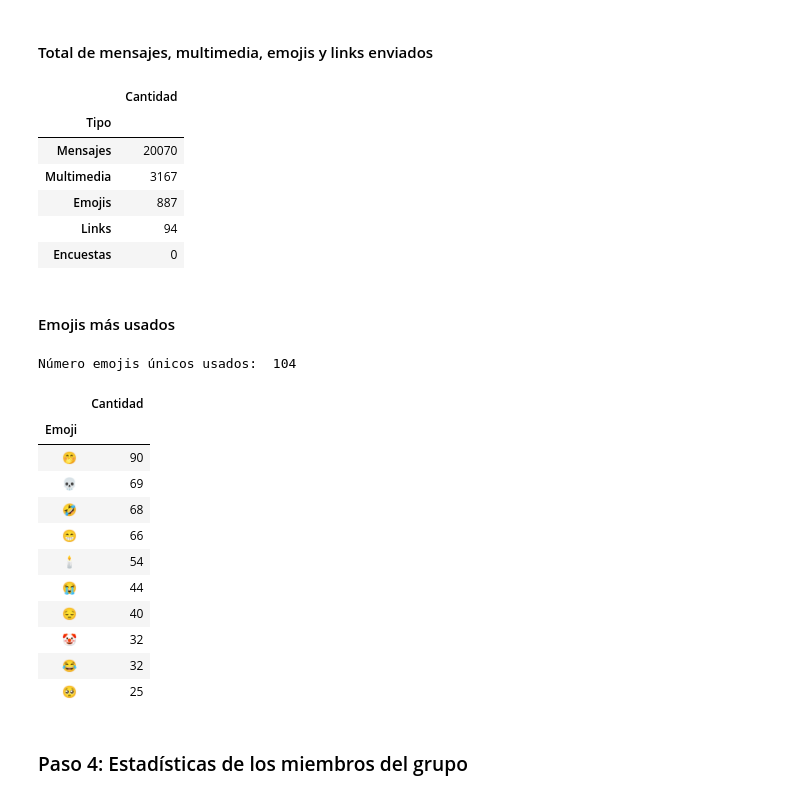
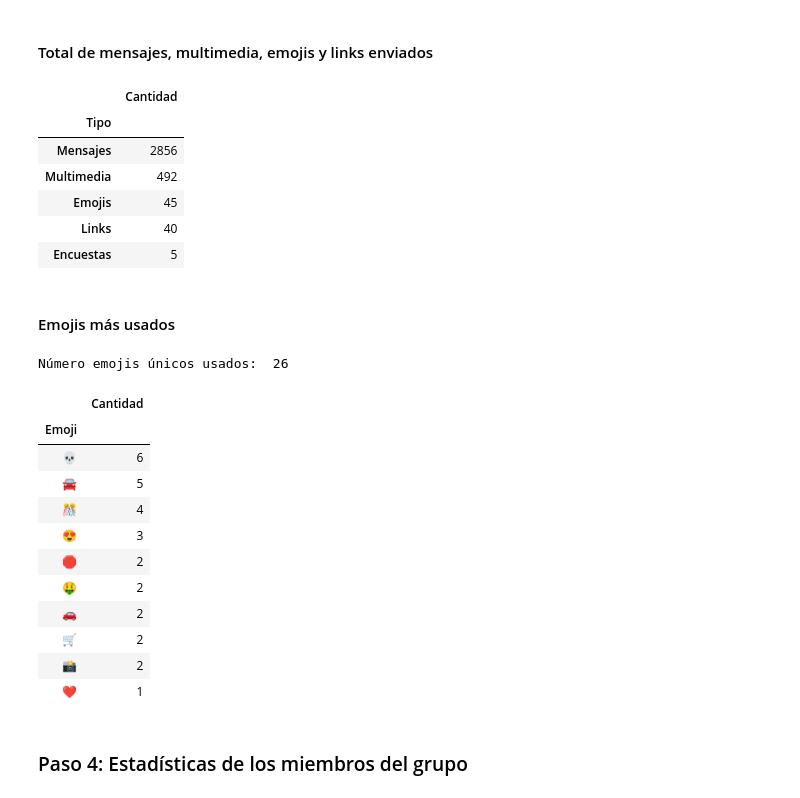
Before and after one commit to SergioOteroxD/whatsapp-chat-data-analysis, a Jupyter notebook: main.ipynb, the cells around one changed output. Saved outputs shown, nothing was run; the diff lists cells and outputs as text; code cells hidden in the pictures.

```diff
--- a/main.ipynb
+++ b/main.ipynb
@@ -122,8 +110,8 @@ df
 # %% [markdown]
 #### Filtrar el chat por fecha de acuerdo a lo requerido
 # %%
-start_date = '2023-06-01'
-end_date = '2024-01-14'
+# start_date = '2023-06-01'
+# end_date = '2024-01-14'
 
-df = df[(df['Fecha'] >= start_date) & (df['Fecha'] <= end_date)]
-df
+# df = df[(df['Fecha'] >= start_date) & (df['Fecha'] <= end_date)]
+# df
@@ -158,39 +132,39 @@ def ObtenerEmojis(Mensaje):
 total_mensajes = df.shape[0]
 
 # Obtener la cantidad de archivos multimedia enviados
 multimedia_mensajes = df[df['Mensaje'] == '<Multimedia omitido>'].shape[0]
 
 # Obtener la cantidad de emojis enviados
 df['Emojis'] = df['Mensaje'].apply(ObtenerEmojis) # Se agrega columna 'Emojis'
 emojis = sum(df['Emojis'].str.len())
 
 # Obtener la cantidad de links enviados
 url_patron = r'(https?://\S+)'
 df['URLs'] = df.Mensaje.apply(lambda x: len(re.findall(url_patron, x))) # Se agrega columna 'URLs'
 links = sum(df['URLs'])
 
 # Obtener la cantidad de encuestas
-encuestas = df[df['Mensaje'] == 'POLL:'].shape[0]
+encuestas = df[df['Mensaje'] == 'ENCUESTA:'].shape[0]
 
 # Todos los datos pasarlo a diccionario
 estadistica_dict = {'Tipo': ['Mensajes', 'Multimedia', 'Emojis', 'Links', 'Encuestas'],
         'Cantidad': [total_mensajes, multimedia_mensajes, emojis, links, encuestas]
         }
 
 #Convertir diccionario a dataframe
 estadistica_df = pd.DataFrame(estadistica_dict, columns = ['Tipo', 'Cantidad'])
 
 # Establecer la columna Tipo como índice
 estadistica_df = estadistica_df.set_index('Tipo')
 estadistica_df
 # %% [output]
 |  | Cantidad |
 | Tipo |  |
-| Mensajes | 20070 |
-| Multimedia | 3167 |
-| Emojis | 887 |
-| Links | 94 |
-| Encuestas | 0 |
+| Mensajes | 2856 |
+| Multimedia | 492 |
+| Emojis | 45 |
+| Links | 40 |
+| Encuestas | 5 |
 # %% [markdown]
 #### Emojis más usados
 # %%
@@ -208,19 +182,19 @@ emoji_df = emoji_df.set_index('Emoji')
 print('Número emojis únicos usados: ', len(emoji_df), '\n')
 emoji_df.head(10)
 # %% [output]
-Número emojis únicos usados:  104
+Número emojis únicos usados:  26
 |  | Cantidad |
 | Emoji |  |
-| 🤭 | 90 |
-| 💀 | 69 |
-| 🤣 | 68 |
-| 😁 | 66 |
-| 🕯️ | 54 |
-| 😭 | 44 |
-| 😔 | 40 |
-| 🤡 | 32 |
-| 😂 | 32 |
-| 🥺 | 25 |
+| 💀 | 6 |
+| 🚘 | 5 |
+| 🎊 | 4 |
+| 😍 | 3 |
+| 🛑 | 2 |
+| 🤑 | 2 |
+| 🚗 | 2 |
+| 🛒 | 2 |
+| 📸 | 2 |
+| ❤️ | 1 |
 # %%
 # Plotear el pie de los emojis más usados
 fig = px.pie(emoji_df, values='Cantidad', names=emoji_df.index, title='Pie de emojis')
```
Also changed, not shown: parts of 9 cells of this notebook.
